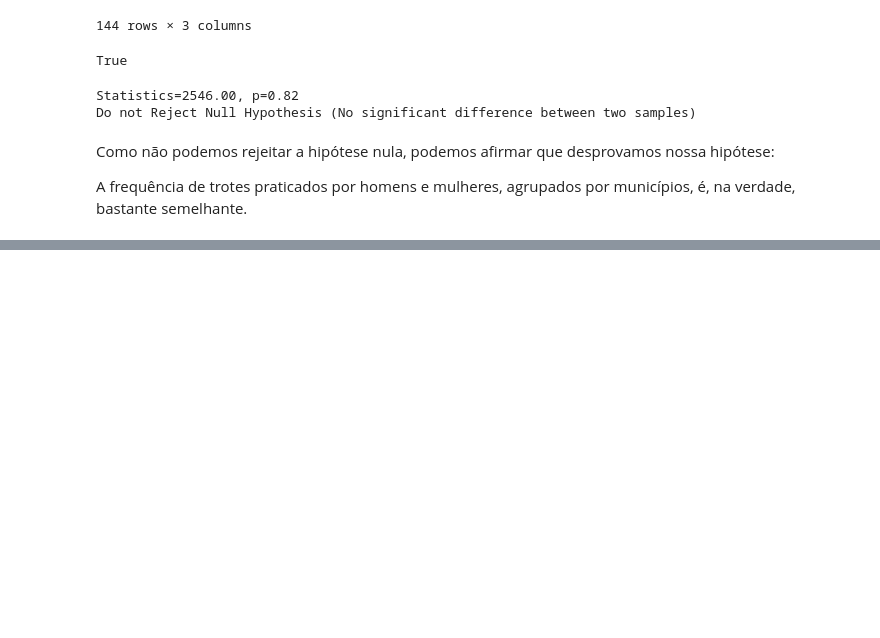
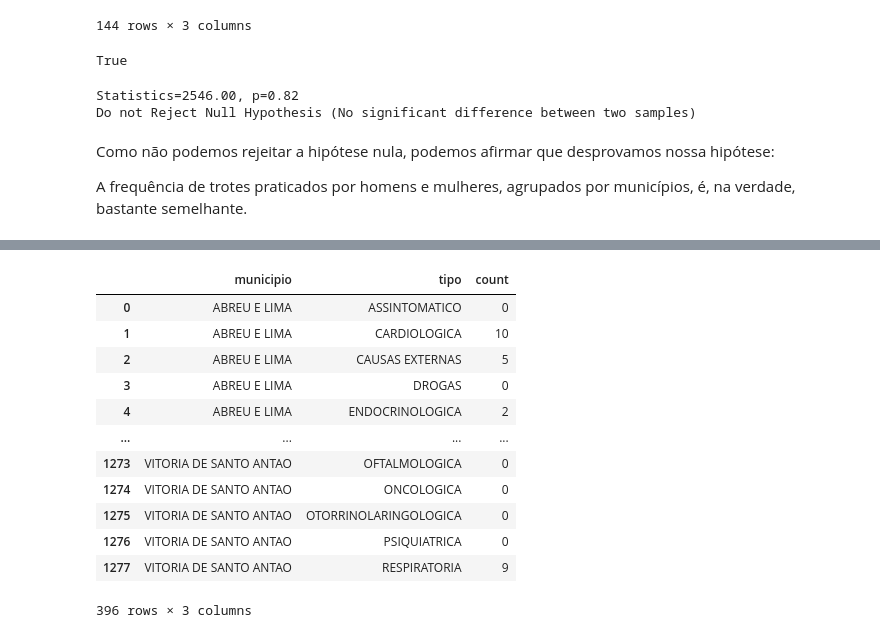
Before and after one commit to alpsilva/emergency-occurrences-recife, a Jupyter notebook: study.ipynb, the cells around one changed output, grey strips where cells are left out. Drawn from its saved outputs; the diff is of its cells as text; code cells hidden in the pictures; blank space fills up the shorter version.

```diff
--- a/study.ipynb
+++ b/study.ipynb
@@ -300,0 +319,6 @@ A frequência de trotes praticados por homens e mulheres, agrupados por municíp
+# %%
+highest_frequencies = raw_df.groupby(['municipio'])['data'].agg(['count']).reset_index()
+highest_frequencies = highest_frequencies[highest_frequencies['count'] >= 500]
+
+highest_frequencies_municipios = highest_frequencies['municipio'].to_list()
+highest_frequencies_municipios
@@ -300,0 +343,33 @@ A frequência de trotes praticados por homens e mulheres, agrupados por municíp
+# %%
+motivo_obito_1 = 'PACIENTE JÉ ENCONTRADO EM ÓBITO'
+motivo_obito_2 = 'ÓBITO DURANTE O ATENDIMENTO'
+
+def check_obito(motivo: str):
+    if motivo == motivo_obito_1 or motivo == motivo_obito_2:
+        return True
+    return False
+
+def check_municipio(municipio: str):
+    if municipio in highest_frequencies_municipios:
+        return True
+    return False
+
+obitos_df = raw_df[raw_df['motivo_desfecho'].apply(lambda x : check_obito(x))]
+# %%
+obitos_table = obitos_df.groupby(['municipio', 'tipo'])['data'].agg(['count']).reset_index()
+obitos_table = obitos_table[obitos_table['municipio'].apply(lambda x : check_municipio(x))]
+obitos_table
+# %% [output]
+|  | municipio | tipo | count |
+| 0 | ABREU E LIMA | ASSINTOMATICO | 0 |
+| 1 | ABREU E LIMA | CARDIOLOGICA | 10 |
+| 2 | ABREU E LIMA | CAUSAS EXTERNAS | 5 |
+| 3 | ABREU E LIMA | DROGAS | 0 |
+| 4 | ABREU E LIMA | ENDOCRINOLOGICA | 2 |
+| ... | ... | ... | ... |
+| 1273 | VITORIA DE SANTO ANTAO | OFTALMOLOGICA | 0 |
+| 1274 | VITORIA DE SANTO ANTAO | ONCOLOGICA | 0 |
+| 1275 | VITORIA DE SANTO ANTAO | OTORRINOLARINGOLOGICA | 0 |
+| 1276 | VITORIA DE SANTO ANTAO | PSIQUIATRICA | 0 |
+| 1277 | VITORIA DE SANTO ANTAO | RESPIRATORIA | 9 |
+396 rows × 3 columns
```
Also changed, not shown: parts of 10 cells of this notebook.
